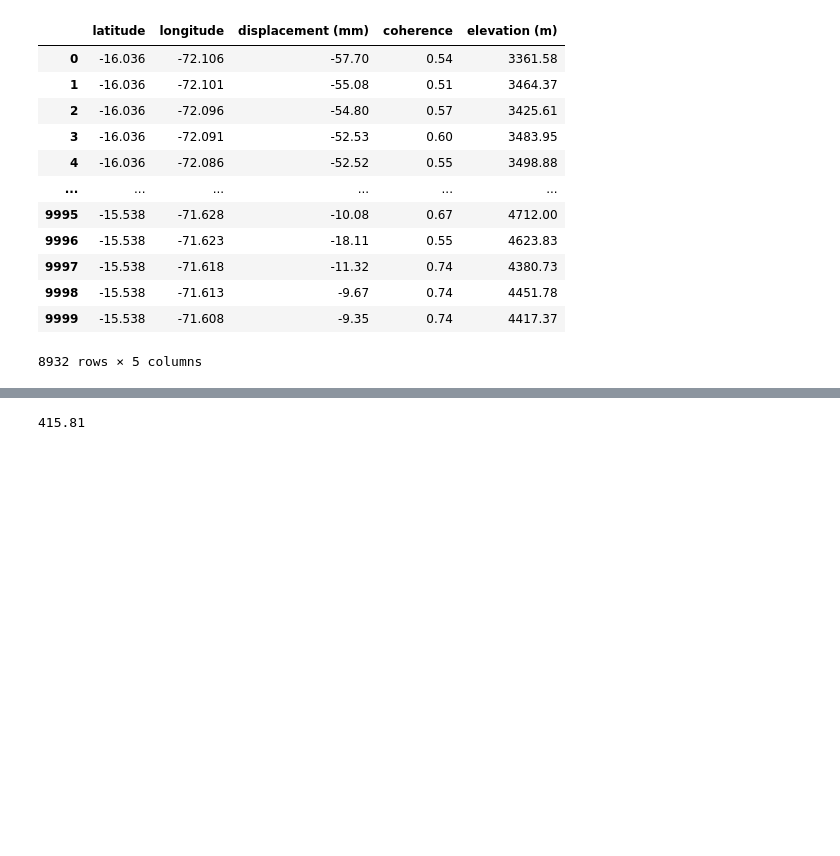
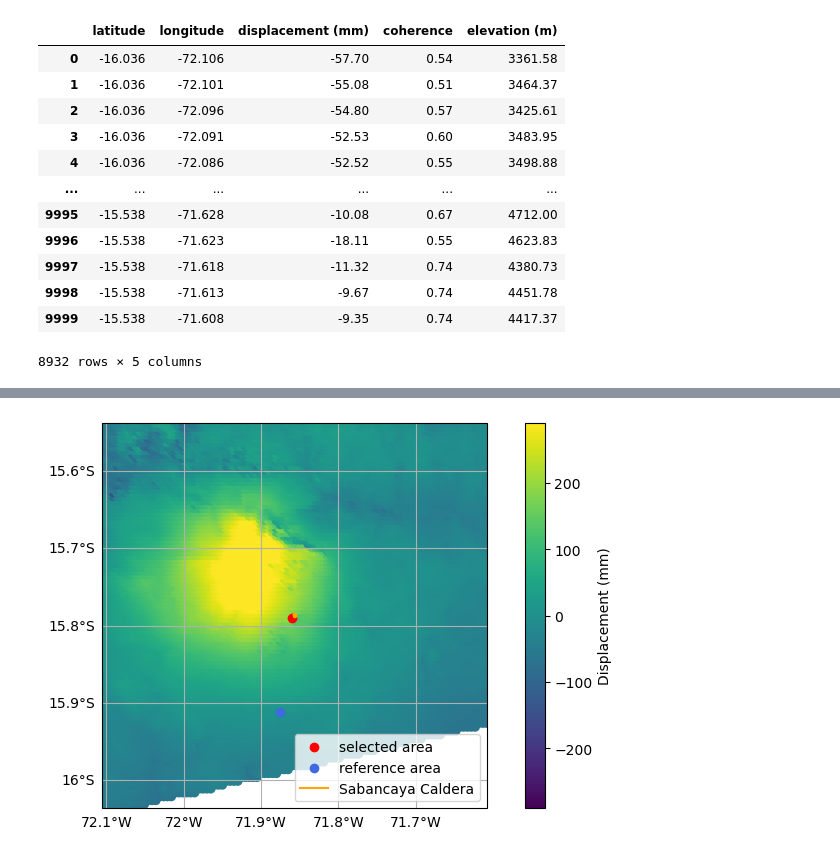
Before and after one commit to GPGN-268/SP2024-FP06-volcano, a Jupyter notebook: notebooks/dev-deformation.ipynb, the cells around one changed output, grey strips where cells are left out. Cells and saved outputs as stored; diff of their text form; code cells hidden in the pictures; blank space fills up the shorter version.

```diff
--- a/notebooks/dev-deformation.ipynb
+++ b/notebooks/dev-deformation.ipynb
@@ -105,4 +119,28 @@ plt.show()
 # %%
-vmax
+
+ax = fig.add_subplot(1, 1, 1, projection=ccrs.PlateCarree())
+vmin = min(deformation_data['displacement (mm)'])
+vmax = max(deformation_data['displacement (mm)'])
+
+ax.set_extent([min(long), max(long), min(lat), max(lat)])
+#ax.set_extent([-72, -71.8, -15.95, -15.75])
+gridlines = ax.gridlines(crs=ccrs.PlateCarree(), draw_labels=True)
+
+
+
+# Plot the deformation data
+gridlines.xlabels_top = False
+gridlines.ylabels_right = False
+
+cs = ax.scatter(deformation_data['longitude'], deformation_data['latitude'], c=deformation_data['displacement (mm)'], vmin=-290, vmax=290)
+selected = ax.scatter(-71.86, -15.79, label="selected area", color='red')
+reference = ax.scatter(-71.875, -15.912, label='reference area', color='royalblue')
+caldera = ax.plot(caldera_long, caldera_lat, label='Sabancaya Caldera', color='orange')
+# Add a colorbar
+cbar = plt.colorbar(cs, label = 'Displacement (mm)')
+
+
+plt.legend()
+plt.show()
 # %% [output]
-415.81
+[figure, added]
```
Also changed, not shown: parts of 6 cells of this notebook.
